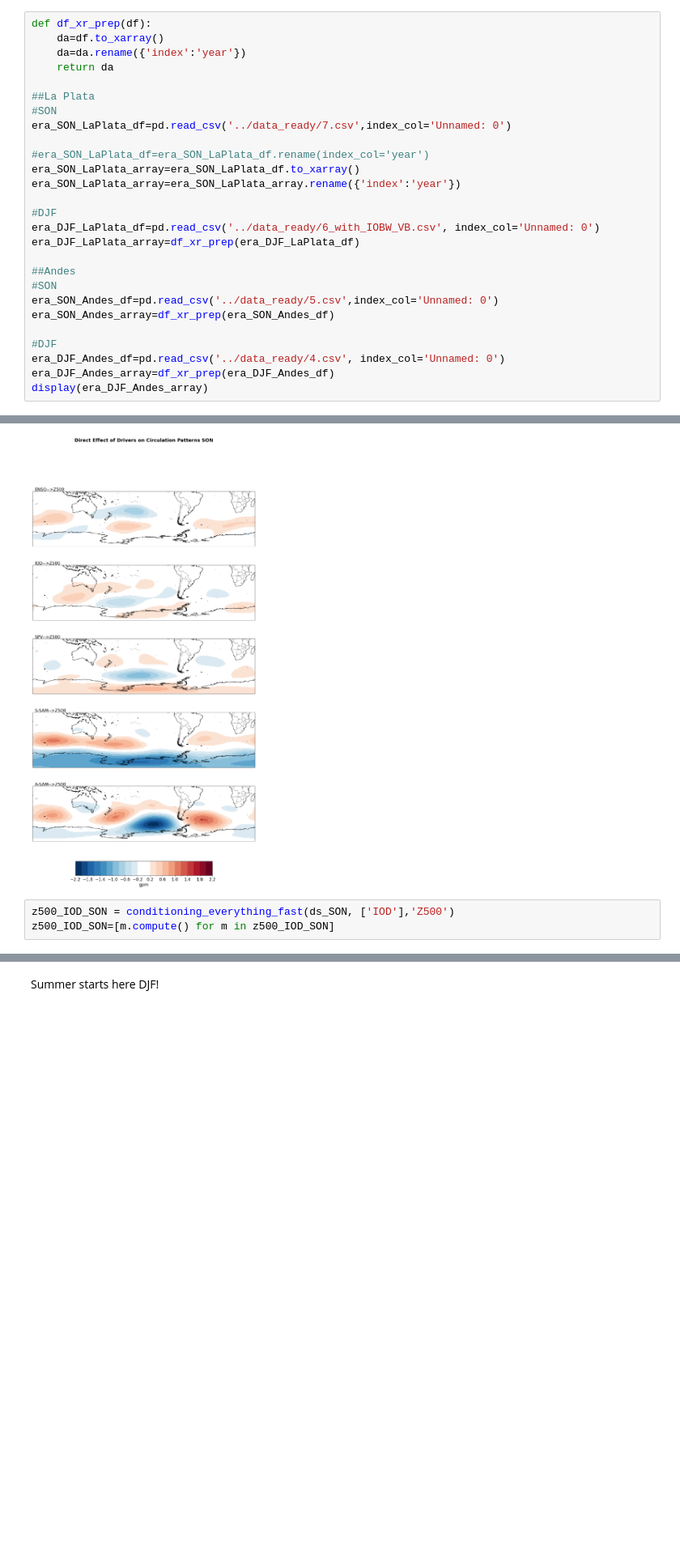
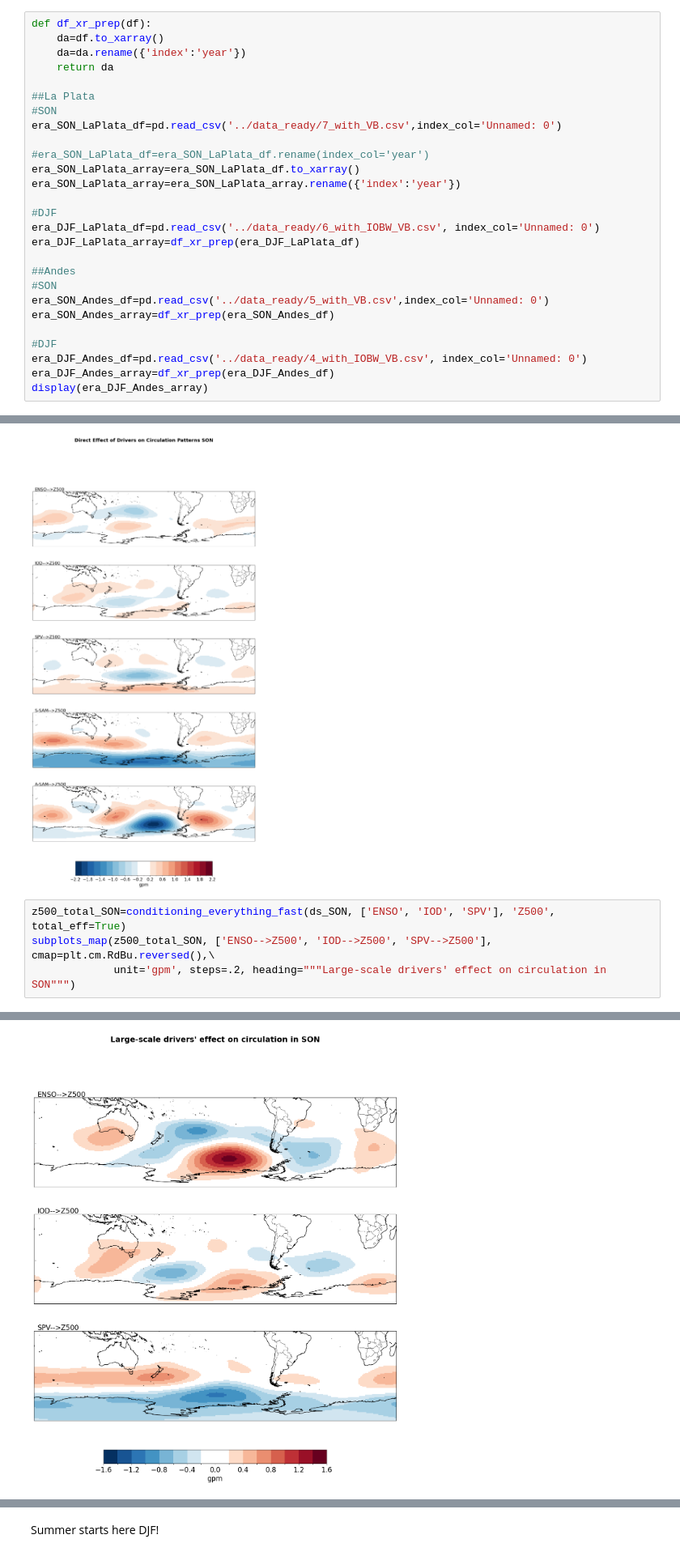
Before and after one commit to giulianolattus-crypto/work, a Jupyter notebook: whole_period_effects/circulation_maps_whole.ipynb, the cells around one changed output, grey strips where cells are left out. Shown at 81% size. Drawn from its saved outputs; the diff is of its cells as text; blank space fills up the shorter version.

```diff
--- a/whole_period_effects/circulation_maps_whole.ipynb
+++ b/whole_period_effects/circulation_maps_whole.ipynb
@@ -30,7 +41,7 @@ def df_xr_prep(df):
 
 ##La Plata
 #SON
-era_SON_LaPlata_df=pd.read_csv('../data_ready/7.csv',index_col='Unnamed: 0')
+era_SON_LaPlata_df=pd.read_csv('../data_ready/7_with_VB.csv',index_col='Unnamed: 0')
 
 #era_SON_LaPlata_df=era_SON_LaPlata_df.rename(index_col='year')
 era_SON_LaPlata_array=era_SON_LaPlata_df.to_xarray()
@@ -42,11 +53,11 @@ era_DJF_LaPlata_array=df_xr_prep(era_DJF_LaPlata_df)
 
 ##Andes
 #SON
-era_SON_Andes_df=pd.read_csv('../data_ready/5.csv',index_col='Unnamed: 0')
+era_SON_Andes_df=pd.read_csv('../data_ready/5_with_VB.csv',index_col='Unnamed: 0')
 era_SON_Andes_array=df_xr_prep(era_SON_Andes_df)
 
 #DJF
-era_DJF_Andes_df=pd.read_csv('../data_ready/4.csv', index_col='Unnamed: 0')
+era_DJF_Andes_df=pd.read_csv('../data_ready/4_with_IOBW_VB.csv', index_col='Unnamed: 0')
 era_DJF_Andes_array=df_xr_prep(era_DJF_Andes_df)
 display(era_DJF_Andes_array)
 # %% [output]
@@ -489,6 +505,7 @@ subplots_map(z500_all, ['ENSO-->Z500', 'IOD-->Z500','SPV-->Z500', 'S-SAM-->Z500'
 # %% [output]
 [figure]
 # %%
-z500_IOD_SON = conditioning_everything_fast(ds_SON, ['IOD'],'Z500')
-z500_IOD_SON=[m.compute() for m in z500_IOD_SON]
+z500_total_SON=conditioning_everything_fast(ds_SON, ['ENSO', 'IOD', 'SPV'], 'Z500', total_eff=True)
+subplots_map(z500_total_SON, ['ENSO-->Z500', 'IOD-->Z500', 'SPV-->Z500'], cmap=plt.cm.RdBu.reversed(),\
+             unit='gpm', steps=.2, heading="""Large-scale drivers' effect on circulation in SON""")
 # %% [output]
@@ -495,0 +515 @@ IOD done
+[figure, added]
```
Also changed, not shown: parts of 11 cells of this notebook, 6 other files.
